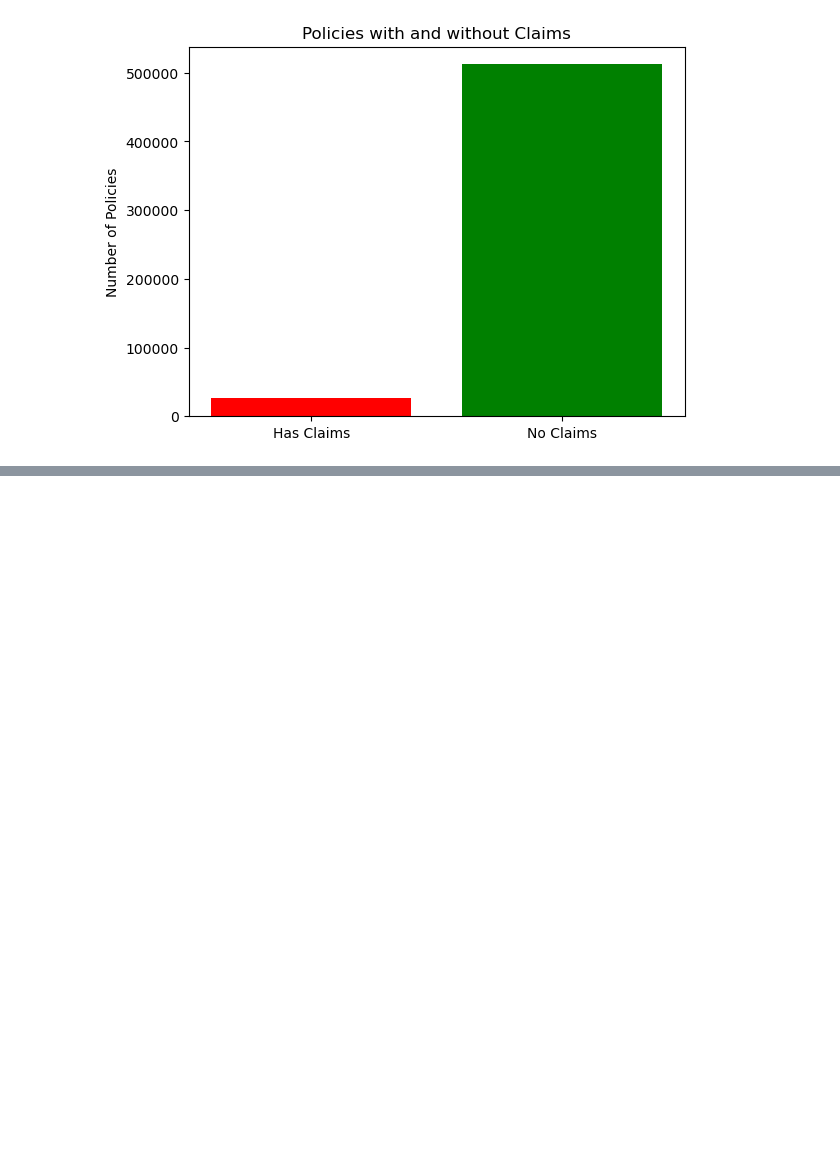
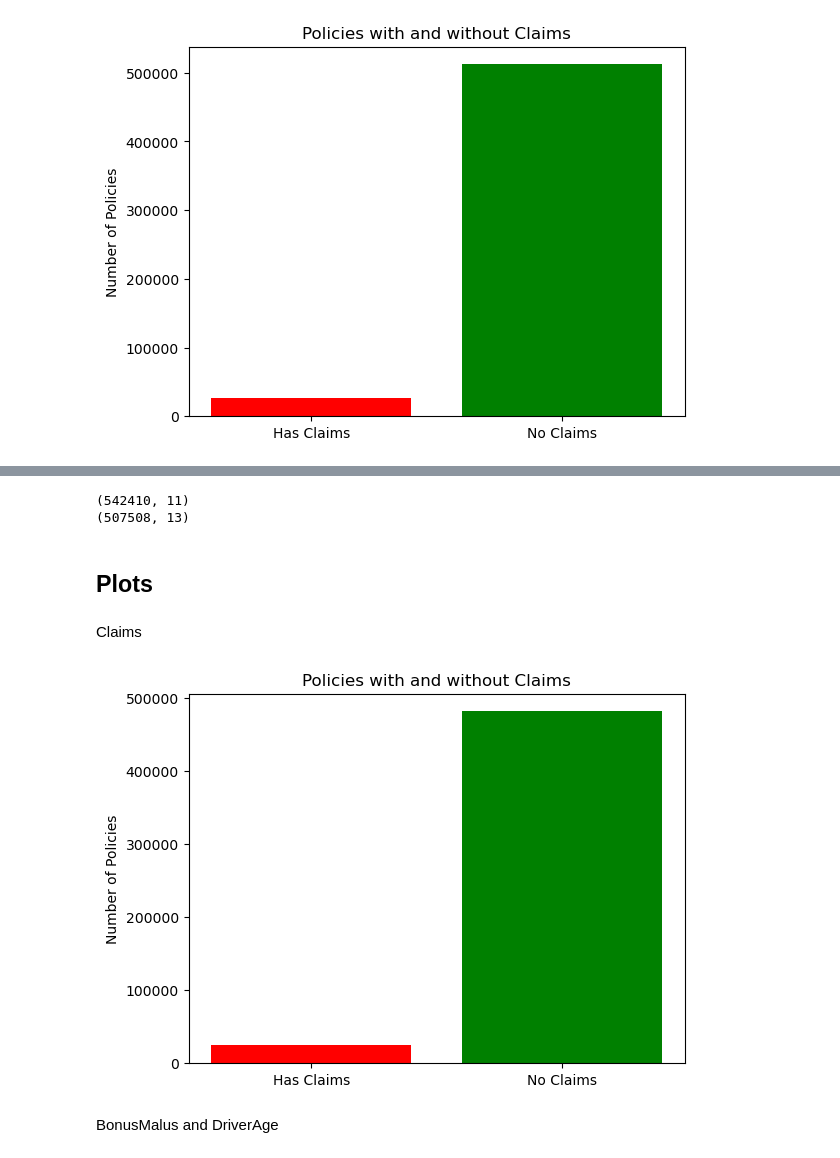
Before and after one commit to TheFreeMan21/machine-n-learnings-inc, a Jupyter notebook: plots.ipynb, the cells around one changed output, grey strips where cells are left out. Cells and saved outputs as stored; diff of their text form; code cells hidden in the pictures; blank space fills up the shorter version.

```diff
--- a/plots.ipynb
+++ b/plots.ipynb
@@ -115,0 +226,31 @@ plt.show()
+# %%
+alpha=2 # If we want to penaltize the claimnb more
+beta=0 # If we want to finetune the exposure part
+gamma=0.1 # To avoid log(0)
+df['Risk'] = (np.log(1+(gamma+df['ClaimNb']**alpha)/(df['Exposure']+beta))/(1+(np.log(1+(gamma+df['ClaimNb']**alpha)/(df['Exposure']+beta)))))
+# %%
+print(df_original.shape)
+print(df.shape)
+# %% [output]
+(542410, 11)
+(507508, 13)
+# %% [markdown]
+## Plots
+# %% [markdown]
+Claims
+# %%
+import matplotlib.pyplot as plt
+
+# Compute counts
+has_claims = df[df['ClaimNb'] > 0].shape[0]
+no_claims = df[df['ClaimNb'] == 0].shape[0]
+
+# Plot
+plt.bar(['Has Claims', 'No Claims'], [has_claims, no_claims], color=['red', 'green'])
+plt.ylabel('Number of Policies')
+plt.title('Policies with and without Claims')
+plt.show()
+# %% [output]
+[figure, added]
+# %% [markdown]
+BonusMalus and DriverAge
```
Also changed, not shown: parts of 16 cells of this notebook.
